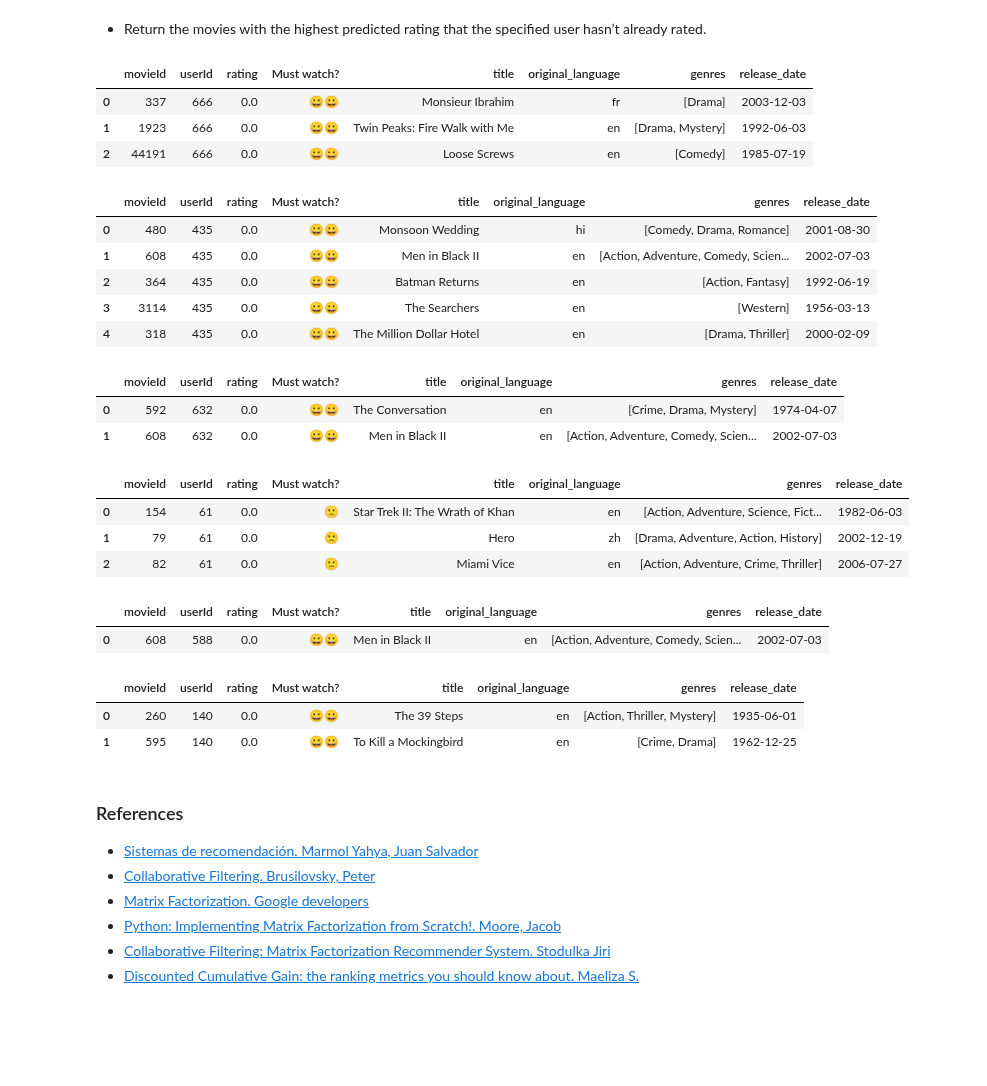
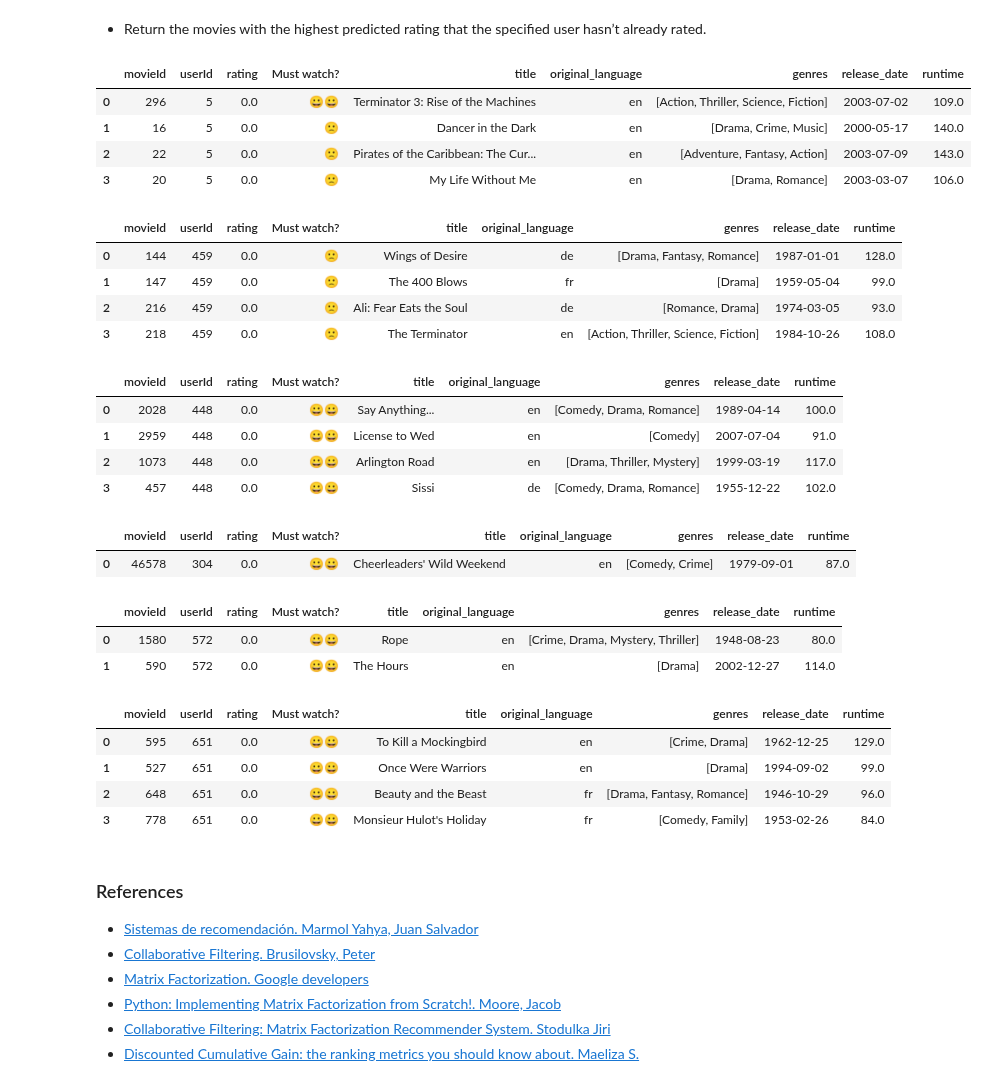
Before and after one commit to carlosgeovany/MachineLearning, a Jupyter notebook: RecommenderSystem.ipynb, the cells around one changed output. Saved outputs shown, nothing was run; the diff lists cells and outputs as text; code cells hidden in the pictures; blank space fills up the shorter version.

```diff
--- a/RecommenderSystem.ipynb
+++ b/RecommenderSystem.ipynb
@@ -212,7 +215,7 @@ ratings.head(5)
 # %% [markdown]
 ### Netfilx movies DB EDA
 # %%
-movies_data = pd.read_csv("data/movies_metadata.csv", usecols=['genres','id','title','original_language','release_date'])
+movies_data = pd.read_csv("data/movies_metadata.csv", usecols=['genres','id','title','original_language','release_date', 'budget', 'runtime'])
 # %%
 ## Remove id and name from string
 movies_data['genres'].replace({'id': ''}, inplace=True, regex=True)
@@ -305,3 +308,6 @@ plt.title("Movies release dates", fontsize = 20)
 plt.show()
 # %% [output]
 [figure]
+# %%
+movies_data['budget'] = movies_data['budget'].astype(int).apply(lambda x: x/1000000 if x > 0 else x).round()
+print(f"Mean budget by movie: ${round(movies_data.budget.mean(),2)} million dollars")
@@ -478,37 +495,40 @@ Name: 0, dtype: object
 - Return the movies with the highest predicted rating that the specified user hasn’t already rated.
 # %%
 ## Recommended movies by top rating
-user = 666
+user = 5
 best.clf.recommend_movies(user)
 # %% [output]
-|  | movieId | userId | rating | Must watch? | title | original_language | genres | release_date |
-| 0 | 337 | 666 | 0.0 | 😀😀 | Monsieur Ibrahim | fr | [Drama] | 2003-12-03 |
-| 1 | 1923 | 666 | 0.0 | 😀😀 | Twin Peaks: Fire Walk with Me | en | [Drama, Mystery] | 1992-06-03 |
-| 2 | 44191 | 666 | 0.0 | 😀😀 | Loose Screws | en | [Comedy] | 1985-07-19 |
+|  | movieId | userId | rating | Must watch? | title | original_language | genres | release_date | runtime |
+| 0 | 296 | 5 | 0.0 | 😀😀 | Terminator 3: Rise of the Machines | en | [Action, Thriller, Science, Fiction] | 2003-07-02 | 109.0 |
+| 1 | 16 | 5 | 0.0 | 🙁 | Dancer in the Dark | en | [Drama, Crime, Music] | 2000-05-17 | 140.0 |
+| 2 | 22 | 5 | 0.0 | 🙁 | Pirates of the Caribbean: The Cur... | en | [Adventure, Fantasy, Action] | 2003-07-09 | 143.0 |
+| 3 | 20 | 5 | 0.0 | 🙁 | My Life Without Me | en | [Drama, Romance] | 2003-03-07 | 106.0 |
 # %%
 ## Recommended movies by top rating
 users = np.random.randint(1,670,size=5)
 for user in users:
     display(best.clf.recommend_movies(user))
 # %% [output]
-|  | movieId | userId | rating | Must watch? | title | original_language | genres | release_date |
-| 0 | 480 | 435 | 0.0 | 😀😀 | Monsoon Wedding | hi | [Comedy, Drama, Romance] | 2001-08-30 |
-| 1 | 608 | 435 | 0.0 | 😀😀 | Men in Black II | en | [Action, Adventure, Comedy, Scien... | 2002-07-03 |
-| 2 | 364 | 435 | 0.0 | 😀😀 | Batman Returns | en | [Action, Fantasy] | 1992-06-19 |
-| 3 | 3114 | 435 | 0.0 | 😀😀 | The Searchers | en | [Western] | 1956-03-13 |
-| 4 | 318 | 435 | 0.0 | 😀😀 | The Million Dollar Hotel | en | [Drama, Thriller] | 2000-02-09 |
+|  | movieId | userId | rating | Must watch? | title | original_language | genres | release_date | runtime |
+| 0 | 144 | 459 | 0.0 | 🙁 | Wings of Desire | de | [Drama, Fantasy, Romance] | 1987-01-01 | 128.0 |
+| 1 | 147 | 459 | 0.0 | 🙁 | The 400 Blows | fr | [Drama] | 1959-05-04 | 99.0 |
+| 2 | 216 | 459 | 0.0 | 🙁 | Ali: Fear Eats the Soul | de | [Romance, Drama] | 1974-03-05 | 93.0 |
+| 3 | 218 | 459 | 0.0 | 🙁 | The Terminator | en | [Action, Thriller, Science, Fiction] | 1984-10-26 | 108.0 |
-|  | movieId | userId | rating | Must watch? | title | original_language | genres | release_date |
-| 0 | 592 | 632 | 0.0 | 😀😀 | The Conversation | en | [Crime, Drama, Mystery] | 1974-04-07 |
-| 1 | 608 | 632 | 0.0 | 😀😀 | Men in Black II | en | [Action, Adventure, Comedy, Scien... | 2002-07-03 |
+|  | movieId | userId | rating | Must watch? | title | original_language | genres | release_date | runtime |
+| 0 | 2028 | 448 | 0.0 | 😀😀 | Say Anything... | en | [Comedy, Drama, Romance] | 1989-04-14 | 100.0 |
+| 1 | 2959 | 448 | 0.0 | 😀😀 | License to Wed | en | [Comedy] | 2007-07-04 | 91.0 |
+| 2 | 1073 | 448 | 0.0 | 😀😀 | Arlington Road | en | [Drama, Thriller, Mystery] | 1999-03-19 | 117.0 |
+| 3 | 457 | 448 | 0.0 | 😀😀 | Sissi | de | [Comedy, Drama, Romance] | 1955-12-22 | 102.0 |
-|  | movieId | userId | rating | Must watch? | title | original_language | genres | release_date |
-| 0 | 154 | 61 | 0.0 | 🙁 | Star Trek II: The Wrath of Khan | en | [Action, Adventure, Science, Fict... | 1982-06-03 |
-| 1 | 79 | 61 | 0.0 | 🙁 | Hero | zh | [Drama, Adventure, Action, History] | 2002-12-19 |
-| 2 | 82 | 61 | 0.0 | 🙁 | Miami Vice | en | [Action, Adventure, Crime, Thriller] | 2006-07-27 |
+|  | movieId | userId | rating | Must watch? | title | original_language | genres | release_date | runtime |
+| 0 | 46578 | 304 | 0.0 | 😀😀 | Cheerleaders' Wild Weekend | en | [Comedy, Crime] | 1979-09-01 | 87.0 |
-|  | movieId | userId | rating | Must watch? | title | original_language | genres | release_date |
-| 0 | 608 | 588 | 0.0 | 😀😀 | Men in Black II | en | [Action, Adventure, Comedy, Scien... | 2002-07-03 |
+|  | movieId | userId | rating | Must watch? | title | original_language | genres | release_date | runtime |
+| 0 | 1580 | 572 | 0.0 | 😀😀 | Rope | en | [Crime, Drama, Mystery, Thriller] | 1948-08-23 | 80.0 |
+| 1 | 590 | 572 | 0.0 | 😀😀 | The Hours | en | [Drama] | 2002-12-27 | 114.0 |
-|  | movieId | userId | rating | Must watch? | title | original_language | genres | release_date |
-| 0 | 260 | 140 | 0.0 | 😀😀 | The 39 Steps | en | [Action, Thriller, Mystery] | 1935-06-01 |
-| 1 | 595 | 140 | 0.0 | 😀😀 | To Kill a Mockingbird | en | [Crime, Drama] | 1962-12-25 |
+|  | movieId | userId | rating | Must watch? | title | original_language | genres | release_date | runtime |
+| 0 | 595 | 651 | 0.0 | 😀😀 | To Kill a Mockingbird | en | [Crime, Drama] | 1962-12-25 | 129.0 |
+| 1 | 527 | 651 | 0.0 | 😀😀 | Once Were Warriors | en | [Drama] | 1994-09-02 | 99.0 |
+| 2 | 648 | 651 | 0.0 | 😀😀 | Beauty and the Beast | fr | [Drama, Fantasy, Romance] | 1946-10-29 | 96.0 |
+| 3 | 778 | 651 | 0.0 | 😀😀 | Monsieur Hulot's Holiday | fr | [Comedy, Family] | 1953-02-26 | 84.0 |
 # %% [markdown]
 ### References
 
```
Also changed, not shown: parts of 9 cells of this notebook, 1 other file.
